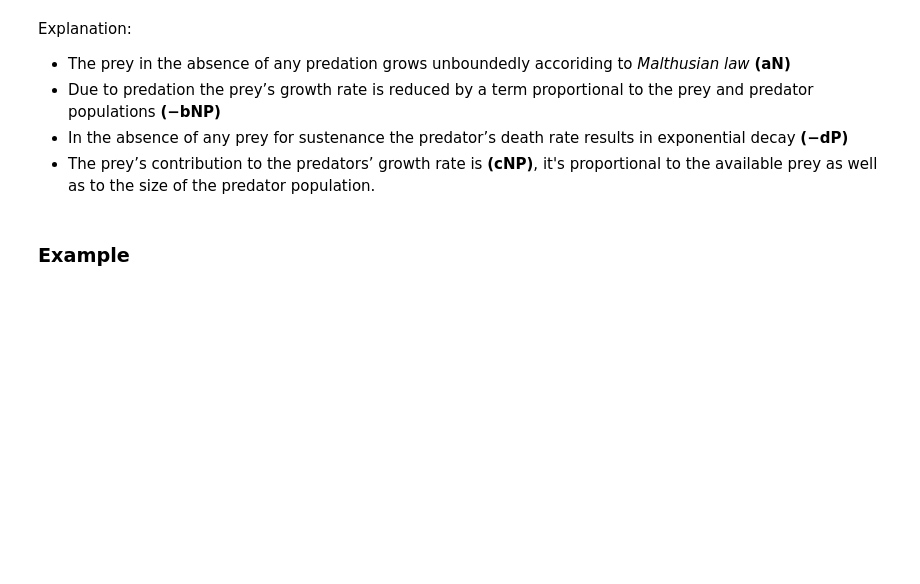
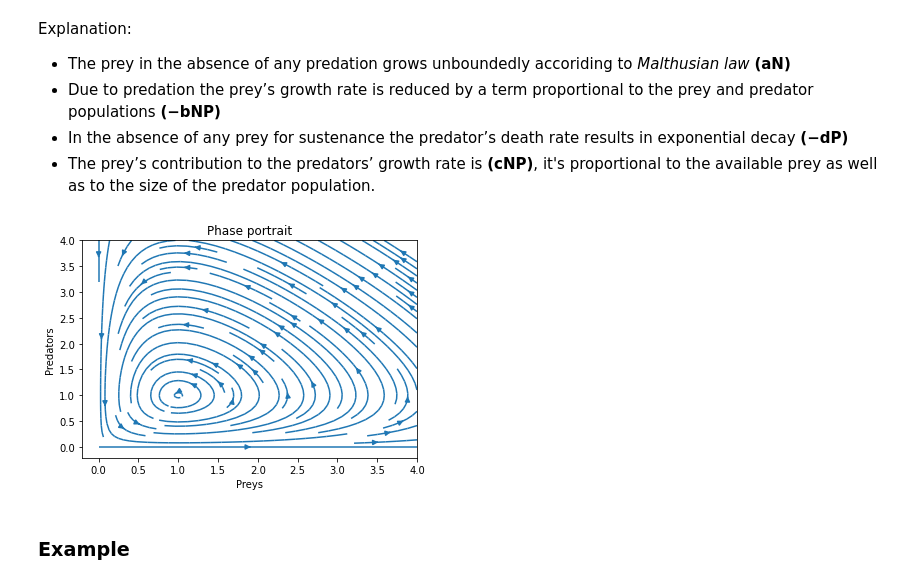
Before and after one commit to Deneverhad/Lotka, a Jupyter notebook: Lotka-Voltera.ipynb, the cells around one changed output. Drawn from its saved outputs; the diff is of its cells as text; code cells hidden in the pictures; blank space fills up the shorter version.

Commit message:
Add phase plots

```diff
--- a/Lotka-Voltera.ipynb
+++ b/Lotka-Voltera.ipynb
@@ -52,6 +52,28 @@ functions = [lambda F: F[1] * (a - b * F[2]),
              lambda F: F[2] * (c * F[1] -d)]
 
 #Phase portrait
+def phase_plot(f, param, num_grid_points):
+    x_ = np.linspace(0, param, num_grid_points)
+    y_ = x_
+
+    X, Y = np.meshgrid(x_, y_)
+    dvx, dvy = f[0]([0, X, Y]), f[1]([0, X, Y])
+
+    # Normalize the arrows
+    U = dvx / np.sqrt(dvx**2 + dvy**2)
+    V = dvy / np.sqrt(dvx**2 + dvy**2)
+
+    plt.title("Phase portrait")
+    plt.xlabel("Preys")
+    plt.ylabel("Predators")
+
+
+   # plt.quiver(X, Y, U, V)
+    plt.streamplot(X, Y, dvx, dvy)
+# %%
+phase_plot(functions, 4, 15)
+# %% [output]
+[figure, added]
 # %% [markdown]
 ### Example
 # %%
```
Also changed, not shown: parts of 4 cells of this notebook.
